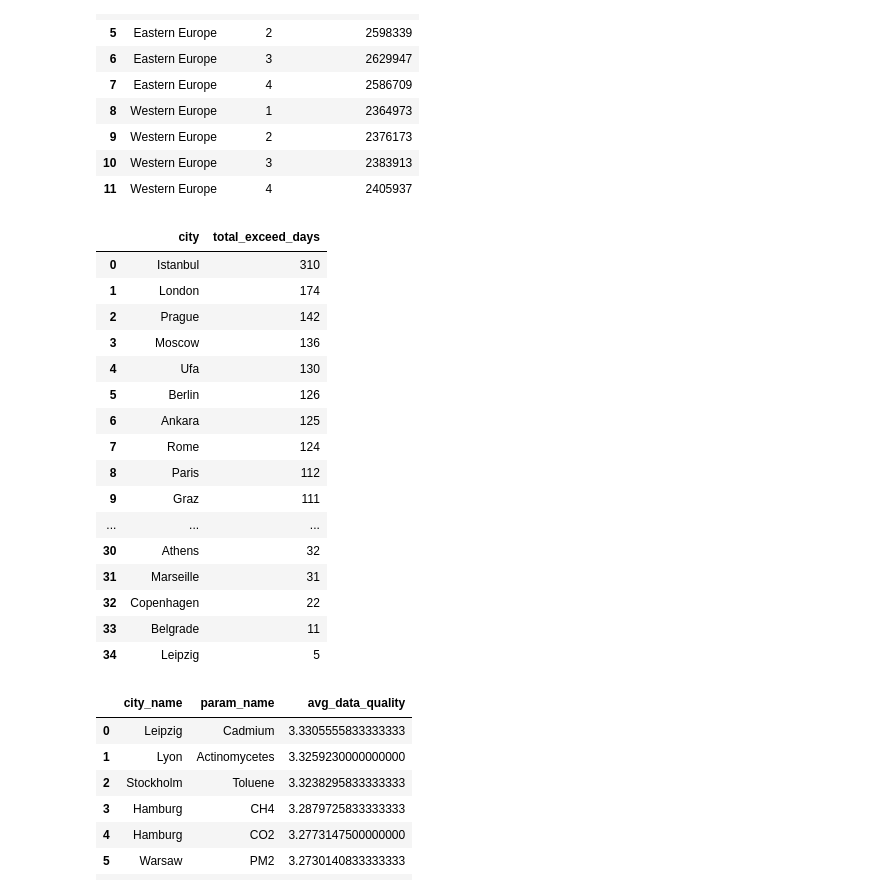
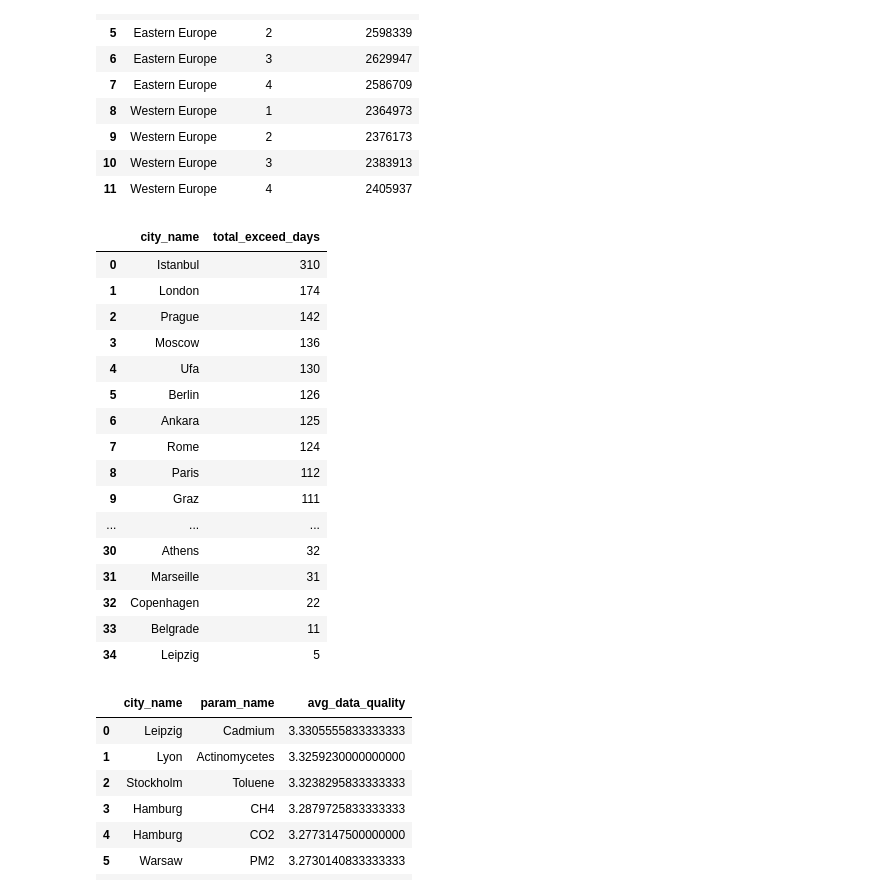
Before and after one commit to timg4/BusinessIntelligence, a Jupyter notebook: DWH2/AirQ_Part2_061.ipynb, the cells around one changed output. Saved outputs shown, nothing was run; the diff lists cells and outputs as text; code cells hidden in the pictures.

```diff
--- a/DWH2/AirQ_Part2_061.ipynb
+++ b/DWH2/AirQ_Part2_061.ipynb
@@ -379,10 +379,10 @@ display(df)
 | 11 | Western Europe | 4 | 2405937 |
 # %%
 # Business question Q03
-df = run_sqlscript("sql/a2_q03.sql", engine=engine, progress=VERBOSE_SQL)
+df = run_sqlscript("sql/a2_q03_A.sql", engine=engine, progress=VERBOSE_SQL)
 display(df)
 # %% [output]
-|  | city | total_exceed_days |
+|  | city_name | total_exceed_days |
 | 0 | Istanbul | 310 |
 | 1 | London | 174 |
 | 2 | Prague | 142 |
```
Also changed, not shown: parts of 19 cells of this notebook, 9 other files.
